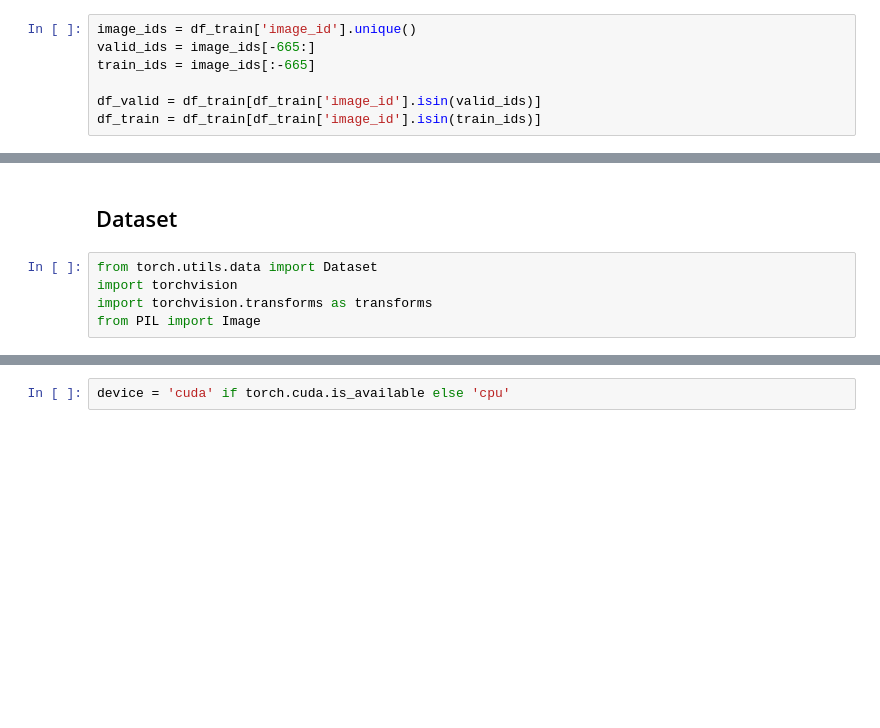
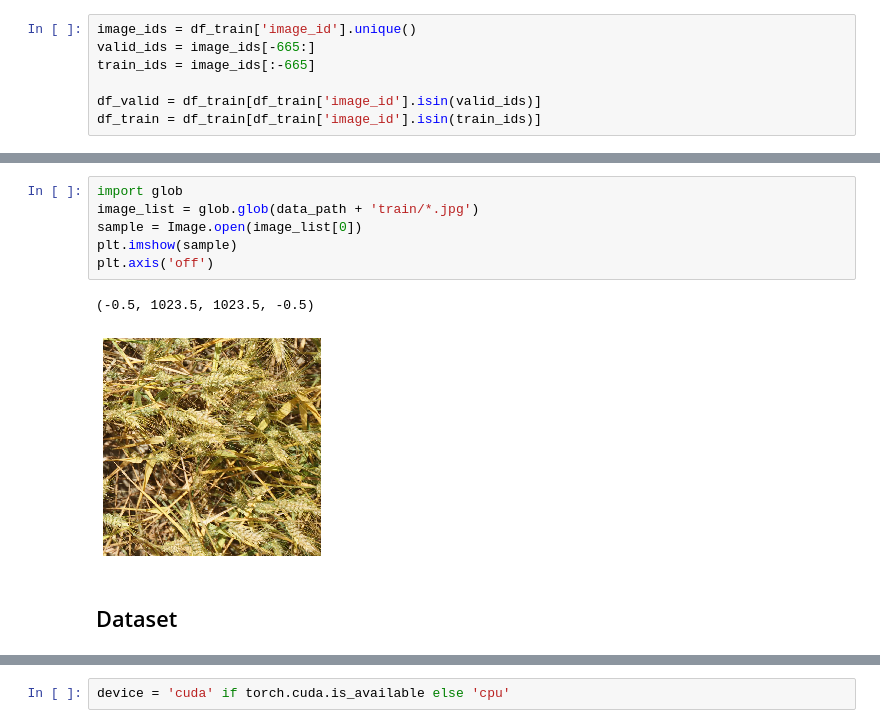
Before and after one commit to gjustin40/Kaggle, a Jupyter notebook: Global_Wheat_Detection/practice1.ipynb, the cells around one changed output, grey strips where cells are left out. Saved outputs shown, nothing was run; the diff lists cells and outputs as text; blank space fills up the shorter version.

```diff
--- a/Global_Wheat_Detection/practice1.ipynb
+++ b/Global_Wheat_Detection/practice1.ipynb
@@ -100,9 +100,13 @@ train_df.head()
+# %%
+import glob
+image_list = glob.glob(data_path + 'train/*.jpg')
+sample = Image.open(image_list[0])
+plt.imshow(sample)
+plt.axis('off')
+# %% [output]
+(-0.5, 1023.5, 1023.5, -0.5)
+[figure, added]
 # %% [markdown]
 ## Dataset
-# %%
-from torch.utils.data import Dataset
-import torchvision
-import torchvision.transforms as transforms
-from PIL import Image
 # %%
 class wheatdataset(Dataset):
```
Also changed, not shown: parts of 16 cells of this notebook.
